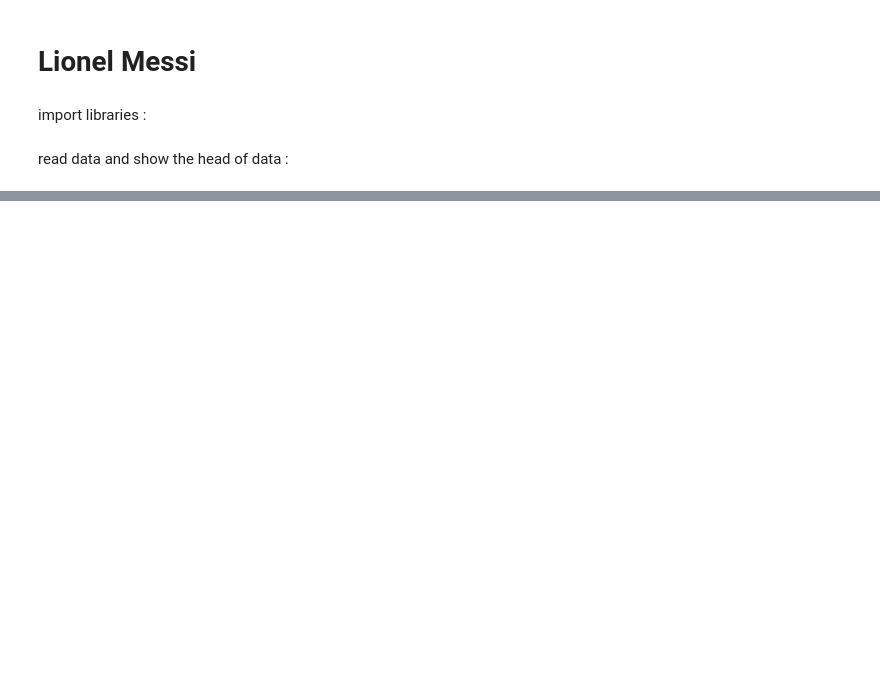
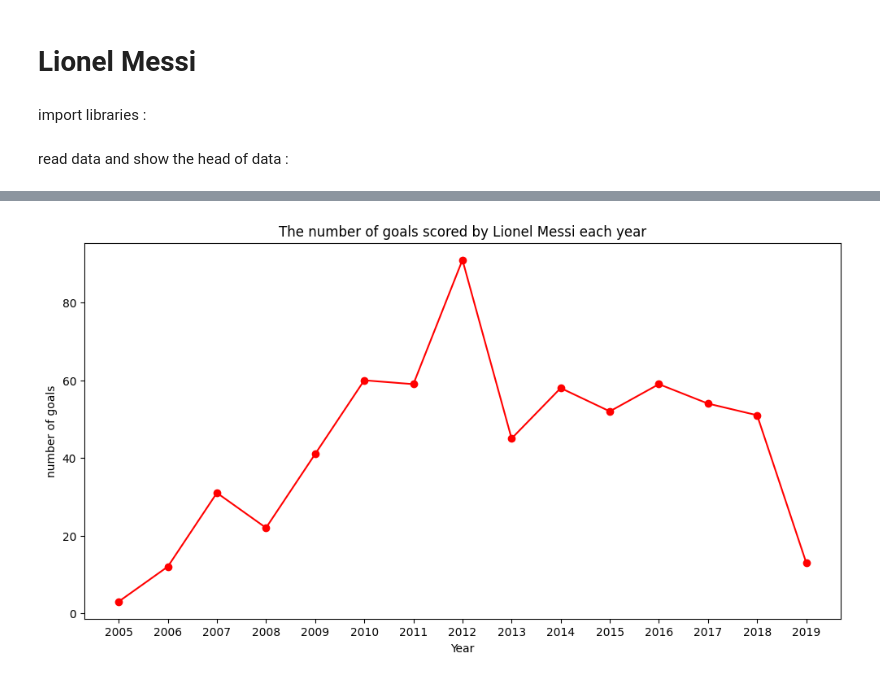
Before and after one commit to Moein-Moatali-2006/Data-Science, a Jupyter notebook: Data Science 5.4/Lionel Messi/main.ipynb, the cells around one changed output, grey strips where cells are left out. Drawn from its saved outputs; the diff is of its cells as text; code cells hidden in the pictures; blank space fills up the shorter version.

```diff
--- a/Data Science 5.4/Lionel Messi/main.ipynb
+++ b/Data Science 5.4/Lionel Messi/main.ipynb
@@ -18,3 +18,12 @@ data.head()
 | 2 | samedi 22 d�cembre 2018 | Liga | FC Barcelona | Celta de Vigo | Celta de Vigo | 45 | 2 | ... |
 | 3 | samedi 20 octobre 2018 | Liga | FC Barcelona | Sevilla | Sevilla | 12 | 2 | ... |
 | 4 | dimanche 23 septembre 2018 | Liga | FC Barcelona | Girona | Girona | 19 | 1 | ... |
+# %%
+def year(date):
+    new_str = str(date)
+    return new_str[-4:-1]+new_str[-1]
+# %%
+data["Date"] = data["Date"].apply(year)
+df = data["Date"].value_counts().reset_index()
+df = df.sort_values(by=["Date"])
+df.head()
@@ -20,0 +37,9 @@ data.head()
+# %%
+plt.figure(figsize=(12,6))
+plt.plot(df["Date"],df["count"],color="red",marker='o')
+plt.title("The number of goals scored by Lionel Messi each year")
+plt.xlabel("Year")
+plt.ylabel("number of goals")
+plt.show()
+# %% [output]
+[figure, added]
```
Also changed, not shown: parts of 8 cells of this notebook, 3 other files.
